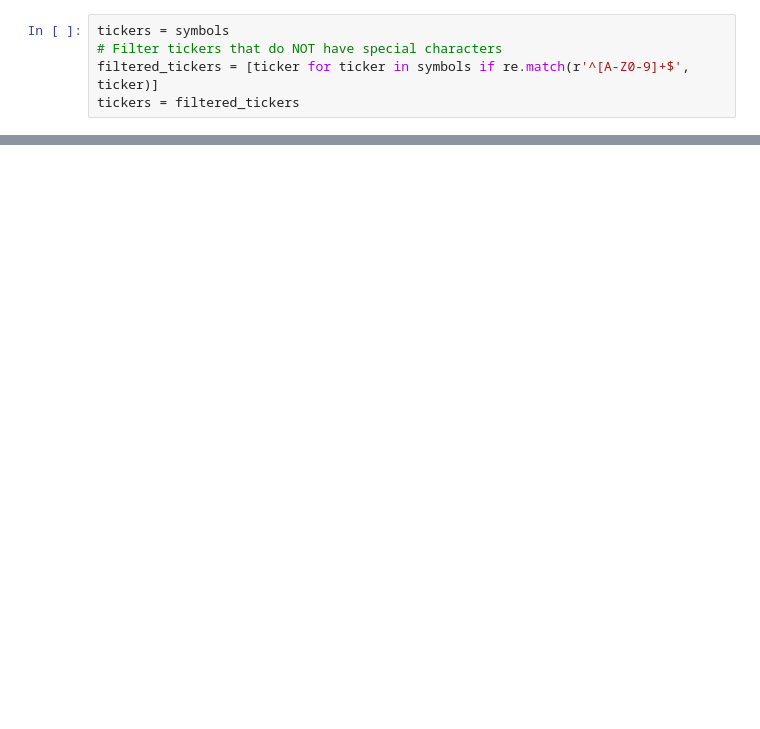
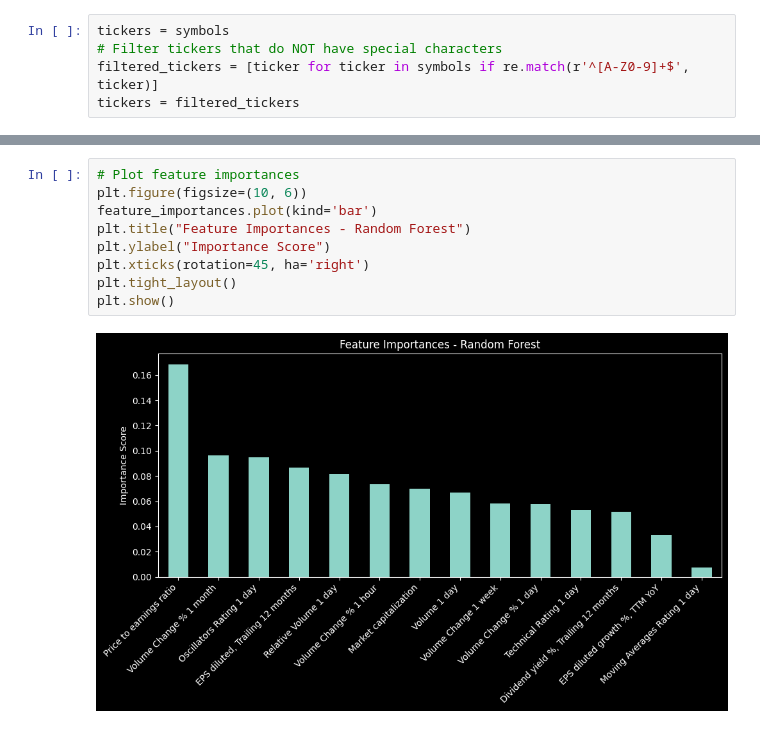
Before and after one commit to blkpvnthr/DIAMOND_HANDS, a Jupyter notebook: aerospace.ipynb, the cells around one changed output, grey strips where cells are left out. Saved outputs shown, nothing was run; the diff lists cells and outputs as text; blank space fills up the shorter version.

```diff
--- a/aerospace.ipynb
+++ b/aerospace.ipynb
@@ -191,0 +218,11 @@ Text(0, 0.5, 'Ticker')
+# %%
+# Plot feature importances
+plt.figure(figsize=(10, 6))
+feature_importances.plot(kind='bar')
+plt.title("Feature Importances - Random Forest")
+plt.ylabel("Importance Score")
+plt.xticks(rotation=45, ha='right')
+plt.tight_layout()
+plt.show()
+# %% [output]
+[figure, added]
```
Also changed, not shown: parts of 13 cells of this notebook, 2 other files.
